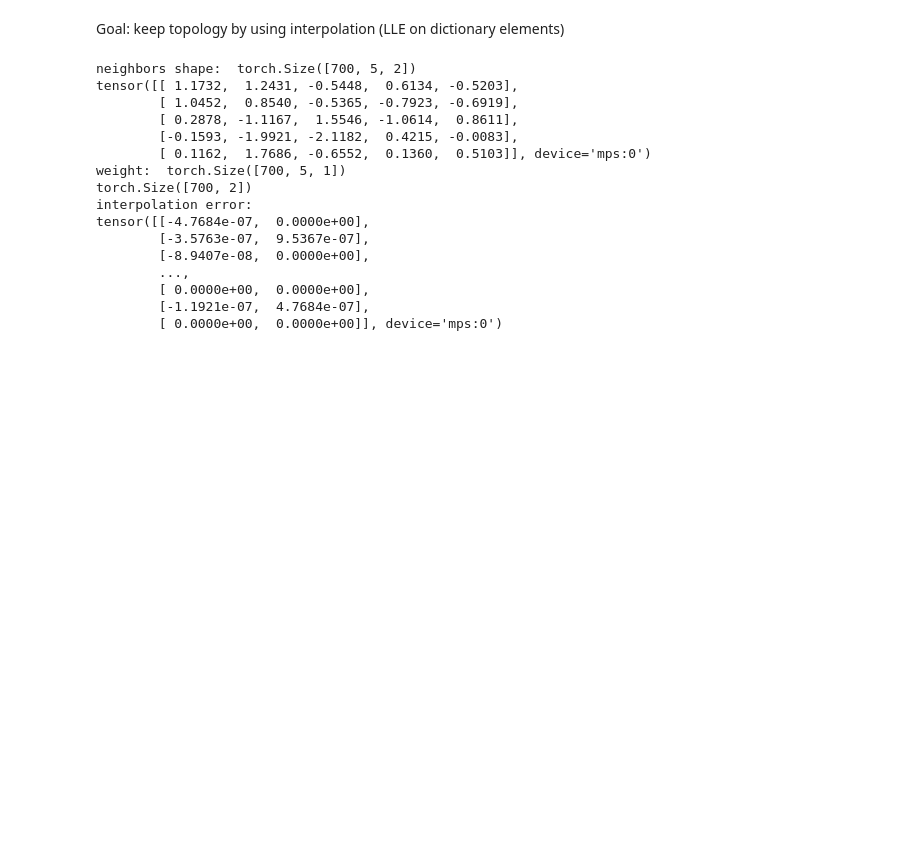
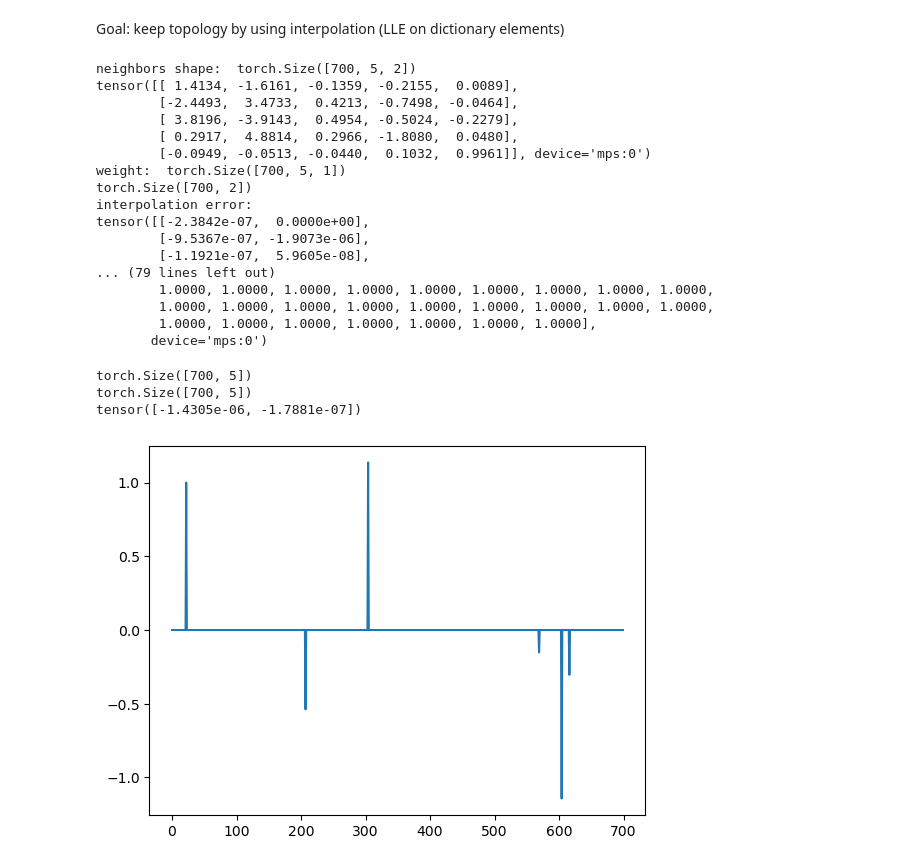
Before and after one commit to derek1909/SignalSpace-WarmUp, a Jupyter notebook: warmup.ipynb, the cells around one changed output. Saved outputs shown, nothing was run; the diff lists cells and outputs as text; code cells hidden in the pictures; blank space fills up the shorter version.

```diff
--- a/warmup.ipynb
+++ b/warmup.ipynb
@@ -189,6 +189,9 @@ Goal: minimising distance between neighbours
 # %% [markdown]
 Goal: keep topology by using interpolation (LLE on dictionary elements)
 # %%
+## Weight matrix
+neighbors_indices = model.KNN(5)
+
 Basis = model.Basis.detach()
 
 neighbors = Basis[neighbors_indices,:] # (700,k,2)
@@ -207,20 +210,44 @@ recon_landmark.squeeze_(2)
 print(recon_landmark.shape)
 print('interpolation error: ')
 print(recon_landmark - Basis)
+
+# check sum of weight
+print(torch.sum(weight,dim=1))
 # %% [output]
 neighbors shape:  torch.Size([700, 5, 2])
-tensor([[ 1.1732,  1.2431, -0.5448,  0.6134, -0.5203],
-        [ 1.0452,  0.8540, -0.5365, -0.7923, -0.6919],
-        [ 0.2878, -1.1167,  1.5546, -1.0614,  0.8611],
-        [-0.1593, -1.9921, -2.1182,  0.4215, -0.0083],
-        [ 0.1162,  1.7686, -0.6552,  0.1360,  0.5103]], device='mps:0')
+tensor([[ 1.4134, -1.6161, -0.1359, -0.2155,  0.0089],
+        [-2.4493,  3.4733,  0.4213, -0.7498, -0.0464],
+        [ 3.8196, -3.9143,  0.4954, -0.5024, -0.2279],
+        [ 0.2917,  4.8814,  0.2966, -1.8080,  0.0480],
+        [-0.0949, -0.0513, -0.0440,  0.1032,  0.9961]], device='mps:0')
 weight:  torch.Size([700, 5, 1])
 torch.Size([700, 2])
 interpolation error:
-tensor([[-4.7684e-07,  0.0000e+00],
-        [-3.5763e-07,  9.5367e-07],
-        [-8.9407e-08,  0.0000e+00],
-        ...,
-        [ 0.0000e+00,  0.0000e+00],
-        [-1.1921e-07,  4.7684e-07],
-        [ 0.0000e+00,  0.0000e+00]], device='mps:0')
+tensor([[-2.3842e-07,  0.0000e+00],
+        [-9.5367e-07, -1.9073e-06],
+        [-1.1921e-07,  5.9605e-08],
+... (79 lines left out)
+        1.0000, 1.0000, 1.0000, 1.0000, 1.0000, 1.0000, 1.0000, 1.0000, 1.0000,
+        1.0000, 1.0000, 1.0000, 1.0000, 1.0000, 1.0000, 1.0000, 1.0000, 1.0000,
+        1.0000, 1.0000, 1.0000, 1.0000, 1.0000, 1.0000, 1.0000],
+       device='mps:0')
+# %%
+print(neighbors_indices.shape)
+print(weight.shape)
+Diff = torch.eye(Basis.shape[0],Basis.shape[0], device=device)
+
+# Iterate over each row (each landmark)
+for i in range(neighbors_indices.size(0)):
+    # Select vaelements from Diff based on indices and apply weights
+    Diff[i, neighbors_indices[i]] -= weight[i]
+
+
+# Validation
+diff = Diff.cpu()[22]
+plt.plot(diff)
+print(Bas.T @ diff)
+# %% [output]
+torch.Size([700, 5])
+torch.Size([700, 5])
+tensor([-1.4305e-06, -1.7881e-07])
+[figure, added]
```
Also changed, not shown: parts of 5 cells of this notebook, 1 other file.
